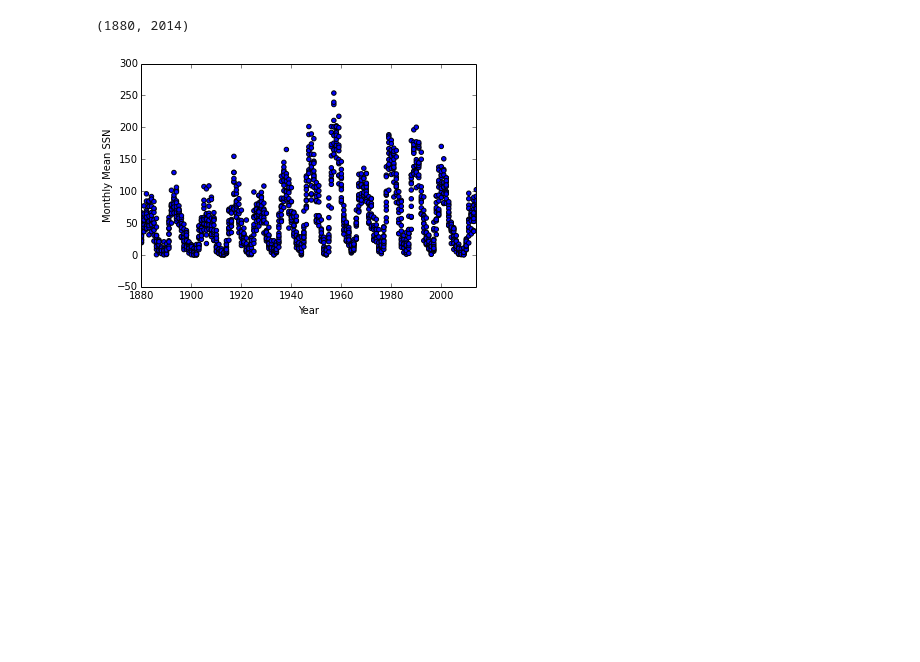
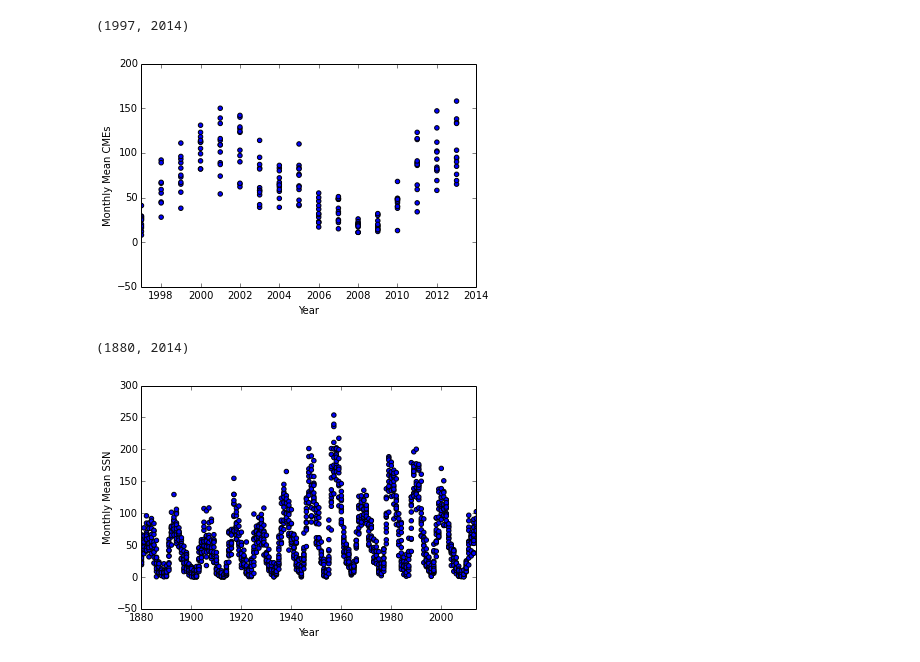
Before and after one commit to dinob0t/ga_project_final, a Jupyter notebook: cmes.ipynb, the cells around one changed output. Cells and saved outputs as stored; diff of their text form; code cells hidden in the pictures; blank space fills up the shorter version.

```diff
--- a/cmes.ipynb
+++ b/cmes.ipynb
@@ -97,6 +97,15 @@ for feature in df_cmes.columns:
 df_cmes.hour = df_cmes.hour + 1
 # Sort all on year -> month->day
 df_cmes = df_cmes.sort(columns=['year','month','day'])
+# %%
+group_ym = df_cmes.groupby(['year','month'])
+plt.scatter(group_ym['year'].median(),group_ym['CME'].sum().values)
+plt.xlabel('Year')
+plt.ylabel('Monthly Mean CMEs')
+plt.xlim((1997,2014))
+# %% [output]
+(1997, 2014)
+[figure, added]
 # %%
 #####################################################################################
 # Import basic sunspot data catalogue (date and sun spot number)
```
Also changed, not shown: parts of 1 cell of this notebook, 42 other files.
